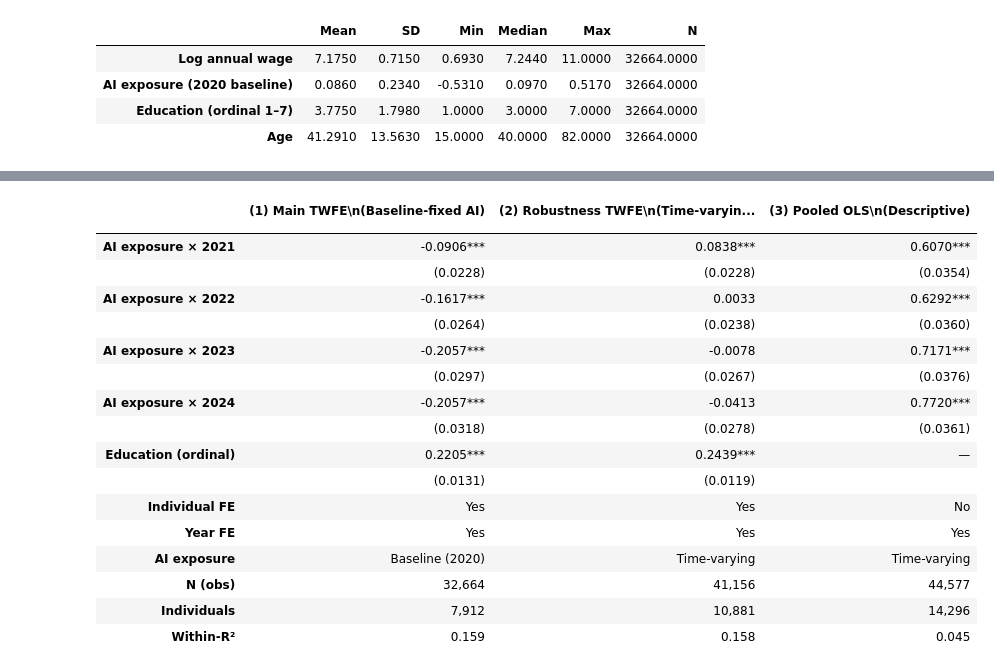
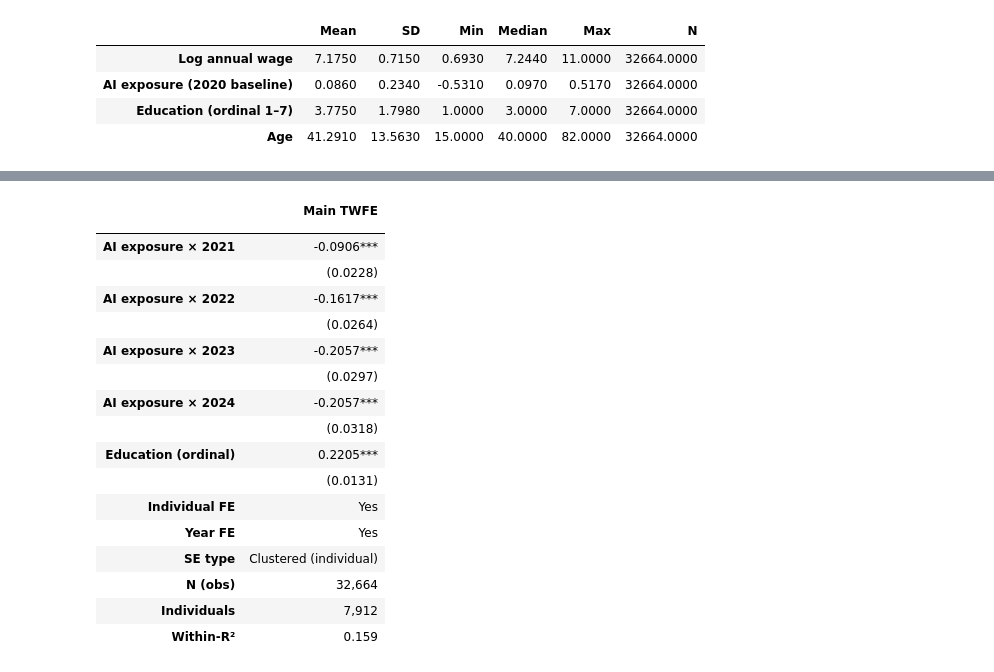
Before and after one commit to TingyingHuang/ECC3479-The-impact-of-AI-exposure-on-wage-growth, a Jupyter notebook: output/primary_analysis.ipynb, the cells around one changed output, grey strips where cells are left out. Cells and saved outputs as stored; diff of their text form; code cells hidden in the pictures.

```diff
--- a/output/primary_analysis.ipynb
+++ b/output/primary_analysis.ipynb
@@ -195,17 +182,4 @@ The cell below estimates the three models compared in Table 1:
 # %%
-# ── Run models ────────────────────────────────────────────────────────────────
-m_main = run_twfe(fe_main)   # primary result
-m_rob  = run_twfe(fe_rob)    # robustness (time-varying ai_exposure)
-
-# Pooled OLS — descriptive benchmark (no individual FE)
-eda = raw.copy()
-for c in ['year', 'log_wage', 'ai_exposure']:
-    eda[c] = pd.to_numeric(eda[c], errors='coerce')
-eda = eda.dropna(subset=['person_id', 'year', 'log_wage', 'ai_exposure'])
-eda = eda[eda['year'].between(2020, 2024)].copy()
-eda['year'] = eda['year'].astype(int)
-m_pool = smf.ols('log_wage ~ C(year) + ai_exposure:C(year)', data=eda).fit(
-    cov_type='cluster', cov_kwds={'groups': eda['person_id']})
-
-print('All models estimated.')
+m_main = run_twfe(fe_main)
+print('Model estimated.')
 # %% [output]
@@ -257,67 +231,57 @@ Significance: \*\*\* p<0.001, \*\* p<0.01, \* p<0.05.
 # %%
 def stars(p: float) -> str:
     if p < 0.001: return '***'
     if p < 0.01:  return '**'
     if p < 0.05:  return '*'
     return ''
 
 def fmt_coef(coef: float, se: float, pval: float) -> tuple[str, str]:
     return f'{coef:.4f}{stars(pval)}', f'({se:.4f})'
 
-
-pool_terms = {yr: f'ai_exposure:C(year)[{yr}]' for yr in [2020, 2021, 2022, 2023, 2024]}
-
 rows_labels = {
     'ai_x_yr2021': 'AI exposure × 2021',
     'ai_x_yr2022': 'AI exposure × 2022',
     'ai_x_yr2023': 'AI exposure × 2023',
     'ai_x_yr2024': 'AI exposure × 2024',
 }
 
-table_rows = []  # list of (index_label, col1, col2, col3)
+table_rows = []
+for row_key, label in rows_labels.items():
+    c, se = fmt_coef(m_main.params[row_key], m_main.bse[row_key], m_main.pvalues[row_key])
+    table_rows += [(label, c), ('', se)]
 
-for row_key, label in rows_labels.items():
-    yr = int(row_key[-4:])
-    c1, se1 = fmt_coef(m_main.params[row_key], m_main.bse[row_key], m_main.pvalues[row_key])
-    c2, se2 = fmt_coef(m_rob.params[row_key],  m_rob.bse[row_key],  m_rob.pvalues[row_key])
-    pt = pool_terms[yr]
-    c3, se3 = fmt_coef(m_pool.params[pt], m_pool.bse[pt], m_pool.pvalues[pt])
-    table_rows += [(label, c1, c2, c3), ('', se1, se2, se3)]
-
-e_c1, e_se1 = fmt_coef(m_main.params['edu_ord'], m_main.bse['edu_ord'], m_main.pvalues['edu_ord'])
-e_c2, e_se2 = fmt_coef(m_rob.params['edu_ord'],  m_rob.bse['edu_ord'],  m_rob.pvalues['edu_ord'])
-table_rows += [('Education (ordinal)', e_c1, e_c2, '—'), ('', e_se1, e_se2, '')]
+e_c, e_se = fmt_coef(m_main.params['edu_ord'], m_main.bse['edu_ord'], m_main.pvalues['edu_ord'])
+table_rows += [('Education (ordinal)', e_c), ('', e_se)]
 
 table_rows += [
-    ('Individual FE',  'Yes',             'Yes',            'No'),
-    ('Year FE',        'Yes',             'Yes',            'Yes'),
-    ('AI exposure',    'Baseline (2020)', 'Time-varying',   'Time-varying'),
-    ('N (obs)',        f'{len(fe_main):,}', f'{len(fe_rob):,}', f'{len(eda):,}'),
-    ('Individuals',    f'{fe_main["person_id"].nunique():,}',
-                       f'{fe_rob["person_id"].nunique():,}',
-                       f'{eda["person_id"].nunique():,}'),
-    ('Within-R²',      f'{m_main.rsquared:.3f}', f'{m_rob.rsquared:.3f}', f'{m_pool.rsquared:.3f}'),
+    ('Individual FE', 'Yes'),
+    ('Year FE',       'Yes'),
+    ('SE type',       'Clustered (individual)'),
+    ('N (obs)',       f'{len(fe_main):,}'),
+    ('Individuals',   f'{fe_main["person_id"].nunique():,}'),
+    ('Within-R²',     f'{m_main.rsquared:.3f}'),
 ]
 
-cols = ['(1) Main TWFE\n(Baseline-fixed AI)', '(2) Robustness TWFE\n(Time-varying AI)', '(3) Pooled OLS\n(Descriptive)']
-tbl = pd.DataFrame(table_rows, columns=['', cols[0], cols[1], cols[2]]).set_index('')
+tbl = pd.DataFrame(table_rows, columns=['', 'Main TWFE']).set_index('')
 display(tbl)
+print('\nNotes: AI exposure fixed at 2020 occupation baseline. Education ordinal 1–7.')
+print('Clustered standard errors in parentheses.')
 # %% [output]
-|  | (1) Main TWFE\n(Baseline-fixed AI) | (2) Robustness TWFE\n(Time-varyin... | (3) Pooled OLS\n(Descriptive) |
-|  |  |  |  |
-| AI exposure × 2021 | -0.0906*** | 0.0838*** | 0.6070*** |
-|  | (0.0228) | (0.0228) | (0.0354) |
-| AI exposure × 2022 | -0.1617*** | 0.0033 | 0.6292*** |
-|  | (0.0264) | (0.0238) | (0.0360) |
-| AI exposure × 2023 | -0.2057*** | -0.0078 | 0.7171*** |
-|  | (0.0297) | (0.0267) | (0.0376) |
-| AI exposure × 2024 | -0.2057*** | -0.0413 | 0.7720*** |
-|  | (0.0318) | (0.0278) | (0.0361) |
-| Education (ordinal) | 0.2205*** | 0.2439*** | — |
-|  | (0.0131) | (0.0119) |  |
-| Individual FE | Yes | Yes | No |
-| Year FE | Yes | Yes | Yes |
-| AI exposure | Baseline (2020) | Time-varying | Time-varying |
-| N (obs) | 32,664 | 41,156 | 44,577 |
-| Individuals | 7,912 | 10,881 | 14,296 |
-| Within-R² | 0.159 | 0.158 | 0.045 |
+|  | Main TWFE |
+|  |  |
+| AI exposure × 2021 | -0.0906*** |
+|  | (0.0228) |
+| AI exposure × 2022 | -0.1617*** |
+|  | (0.0264) |
+| AI exposure × 2023 | -0.2057*** |
+|  | (0.0297) |
+| AI exposure × 2024 | -0.2057*** |
+|  | (0.0318) |
+| Education (ordinal) | 0.2205*** |
+|  | (0.0131) |
+| Individual FE | Yes |
+| Year FE | Yes |
+| SE type | Clustered (individual) |
+| N (obs) | 32,664 |
+| Individuals | 7,912 |
+| Within-R² | 0.159 |
```
Also changed, not shown: parts of 21 cells of this notebook, 3 other files.
